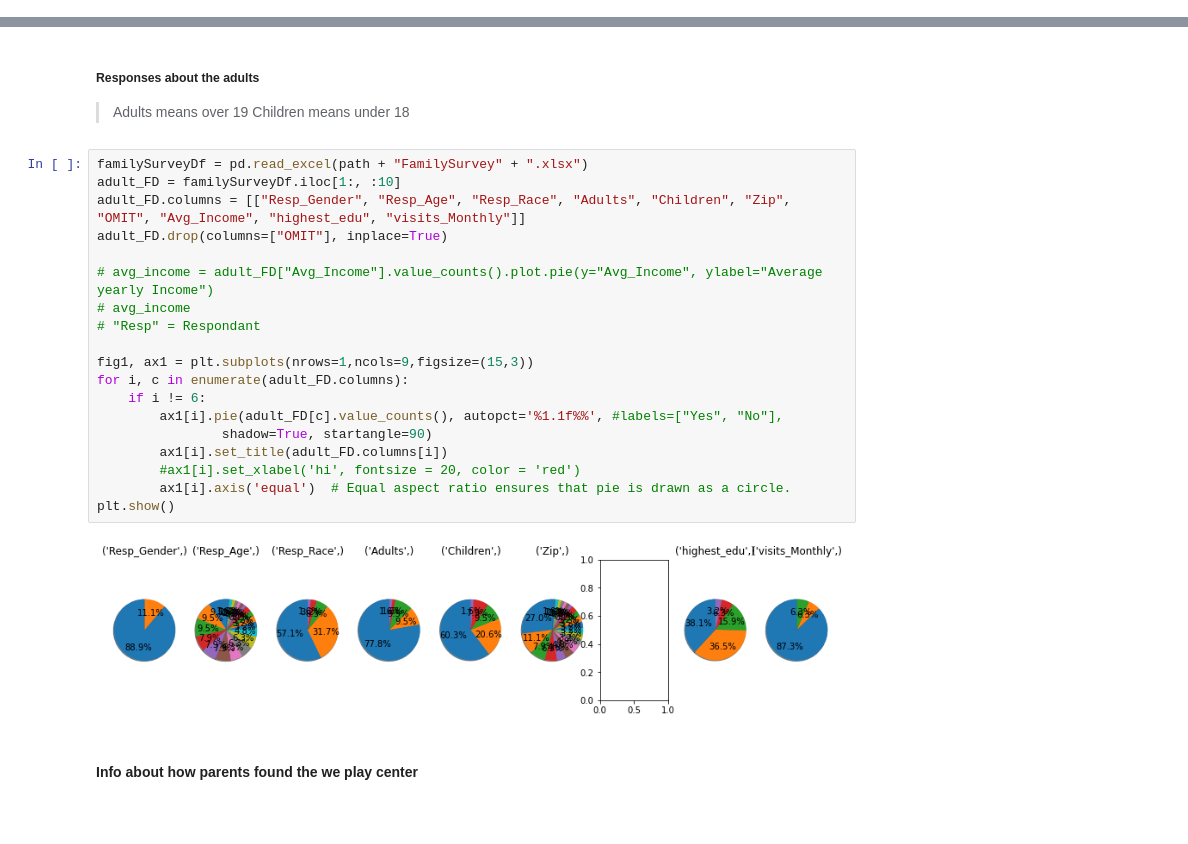
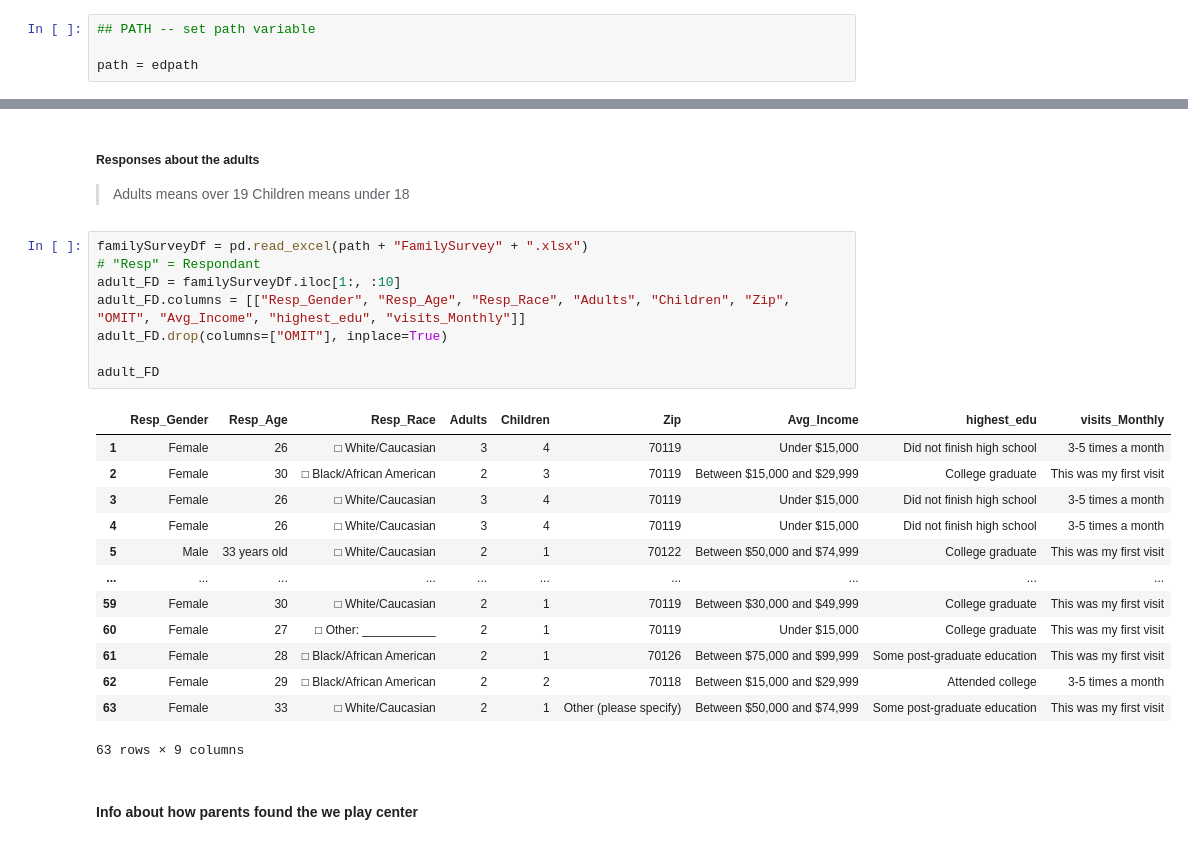
Before and after one commit to renarepenning/weplaynoladata, a Jupyter notebook: MilestoneTwo.ipynb, the cells around one changed output, grey strips where cells are left out. Saved outputs shown, nothing was run; the diff lists cells and outputs as text; blank space fills up the shorter version.

```diff
--- a/MilestoneTwo.ipynb
+++ b/MilestoneTwo.ipynb
@@ -55,3 +60,7 @@ Requirement already satisfied: et-xmlfile in /opt/conda/lib/python3.9/site-packa
+# %%
+## PATH -- set path variable
+
+path = edpath
 # %% [markdown]
 # ETL
 # %% [markdown]
@@ -60,26 +69,27 @@ Requirement already satisfied: et-xmlfile in /opt/conda/lib/python3.9/site-packa
 ##### Responses about the adults
 > Adults means over 19
 > Children means under 18
-# %%
-familySurveyDf = pd.read_excel(path + "FamilySurvey" + ".xlsx")
-adult_FD = familySurveyDf.iloc[1:, :10]
-adult_FD.columns = [["Resp_Gender", "Resp_Age", "Resp_Race", "Adults", "Children", "Zip", "OMIT", "Avg_Income", "highest_edu", "visits_Monthly"]]
-adult_FD.drop(columns=["OMIT"], inplace=True)
-
-# avg_income = adult_FD["Avg_Income"].value_counts().plot.pie(y="Avg_Income", ylabel="Average yearly Income")
-# avg_income
-# "Resp" = Respondant
-
-fig1, ax1 = plt.subplots(nrows=1,ncols=9,figsize=(15,3))
-for i, c in enumerate(adult_FD.columns):
-    if i != 6:
-        ax1[i].pie(adult_FD[c].value_counts(), autopct='%1.1f%%', #labels=["Yes", "No"],
-                shadow=True, startangle=90)
-        ax1[i].set_title(adult_FD.columns[i])
-        #ax1[i].set_xlabel('hi', fontsize = 20, color = 'red')
-        ax1[i].axis('equal')  # Equal aspect ratio ensures that pie is drawn as a circle.
-plt.show()
-# %% [output]
-[figure, removed]
+# %%
+familySurveyDf = pd.read_excel(path + "FamilySurvey" + ".xlsx")
+# "Resp" = Respondant
+adult_FD = familySurveyDf.iloc[1:, :10]
+adult_FD.columns = [["Resp_Gender", "Resp_Age", "Resp_Race", "Adults", "Children", "Zip", "OMIT", "Avg_Income", "highest_edu", "visits_Monthly"]]
+adult_FD.drop(columns=["OMIT"], inplace=True)
+
+adult_FD
+# %% [output]
+|  | Resp_Gender | Resp_Age | Resp_Race | Adults | Children | Zip | Avg_Income | highest_edu | visits_Monthly |
+| 1 | Female | 26 | □ White/Caucasian | 3 | 4 | 70119 | Under $15,000 | Did not finish high school | 3-5 times a month |
+| 2 | Female | 30 | □ Black/African American | 2 | 3 | 70119 | Between $15,000 and $29,999 | College graduate | This was my first visit |
+| 3 | Female | 26 | □ White/Caucasian | 3 | 4 | 70119 | Under $15,000 | Did not finish high school | 3-5 times a month |
+| 4 | Female | 26 | □ White/Caucasian | 3 | 4 | 70119 | Under $15,000 | Did not finish high school | 3-5 times a month |
+| 5 | Male | 33 years old | □ White/Caucasian | 2 | 1 | 70122 | Between $50,000 and $74,999 | College graduate | This was my first visit |
+| ... | ... | ... | ... | ... | ... | ... | ... | ... | ... |
+| 59 | Female | 30 | □ White/Caucasian | 2 | 1 | 70119 | Between $30,000 and $49,999 | College graduate | This was my first visit |
+| 60 | Female | 27 | □ Other: ___________ | 2 | 1 | 70119 | Under $15,000 | College graduate | This was my first visit |
+| 61 | Female | 28 | □ Black/African American | 2 | 1 | 70126 | Between $75,000 and $99,999 | Some post-graduate education | This was my first visit |
+| 62 | Female | 29 | □ Black/African American | 2 | 2 | 70118 | Between $15,000 and $29,999 | Attended college | 3-5 times a month |
+| 63 | Female | 33 | □ White/Caucasian | 2 | 1 | Other (please specify) | Between $50,000 and $74,999 | Some post-graduate education | This was my first visit |
+63 rows × 9 columns
 # %% [markdown]
 #### Info about how parents found the we play center
```
Also changed, not shown: parts of 35 cells of this notebook, 1 other file.
